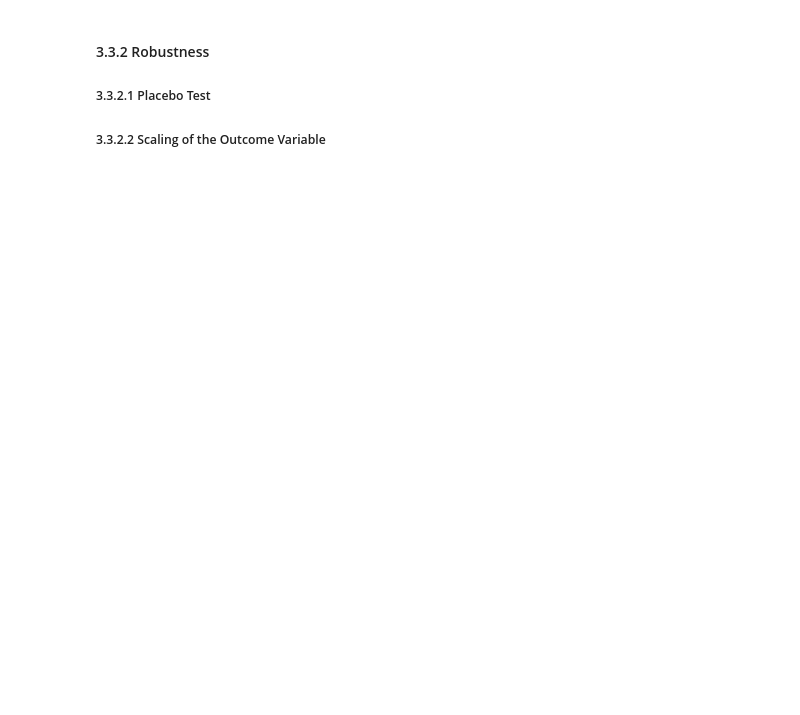
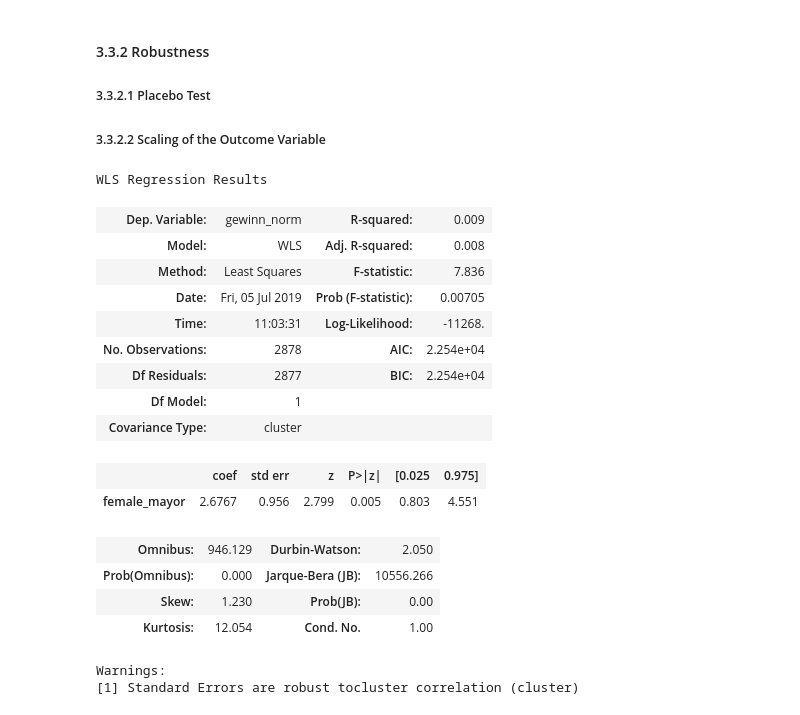
Before and after one commit to DaLueke/replication-baskeran-hessami-2018, a Jupyter notebook: student_project.ipynb, the cells around one changed output. Saved outputs shown, nothing was run; the diff lists cells and outputs as text; code cells hidden in the pictures; blank space fills up the shorter version.

```diff
--- a/student_project.ipynb
+++ b/student_project.ipynb
@@ -483,3 +539,46 @@ Finally, although the point estimate of this replication is smaller than the one
 #### 3.3.2 Robustness
 ##### 3.3.2.1 Placebo Test
 ##### 3.3.2.2 Scaling of the Outcome Variable
+# %%
+######################################
+### Experimenting with partialling out.
+### In theory, point estimates must not be different.
+### Indeed, they are the same.
+
+# Run regression for approach (1): normalized rank improvement of female candidates on gender of mayor
+model_fit = sm.WLS(endog=rdd_data.loc[abs(rdd_data["margin_1"])<bw]["female_mayor"],
+       exog=rdd_data.loc[abs(rdd_data["margin_1"])<bw][["margin_1", "inter_1"]],
+       weights=rdd_data.loc[abs(rdd_data["margin_1"])<bw]["weight"],
+      ).fit(cov_type="cluster",
+             cov_kwds={"groups":rdd_data.loc[abs(rdd_data["margin_1"])<bw]["gkz"]}
+            )
+
+# calculate residuals
+resid = rdd_data.loc[abs(rdd_data["margin_1"])<bw]["female_mayor"] - model_fit.predict()
+
+# use residuals in secondary regression
+sm.WLS(endog=rdd_data.loc[abs(rdd_data["margin_1"])<bw]["gewinn_norm"],
+       exog=resid,
+       weights=rdd_data.loc[abs(rdd_data["margin_1"])<bw]["weight"],
+      ).fit(cov_type="cluster",
+             cov_kwds={"groups":rdd_data.loc[abs(rdd_data["margin_1"])<bw]["gkz"]}
+            ).summary()
+# %% [output]
+WLS Regression Results
+| Dep. Variable: | gewinn_norm | R-squared: | 0.009 |
+| Model: | WLS | Adj. R-squared: | 0.008 |
+| Method: | Least Squares | F-statistic: | 7.836 |
+| Date: | Fri, 05 Jul 2019 | Prob (F-statistic): | 0.00705 |
+| Time: | 11:03:31 | Log-Likelihood: | -11268. |
+| No. Observations: | 2878 | AIC: | 2.254e+04 |
+| Df Residuals: | 2877 | BIC: | 2.254e+04 |
+| Df Model: | 1 |  |  |
+| Covariance Type: | cluster |  |  |
+|  | coef | std err | z | P>|z| | [0.025 | 0.975] |
+| female_mayor | 2.6767 | 0.956 | 2.799 | 0.005 | 0.803 | 4.551 |
+| Omnibus: | 946.129 | Durbin-Watson: | 2.050 |
+| Prob(Omnibus): | 0.000 | Jarque-Bera (JB): | 10556.266 |
+| Skew: | 1.230 | Prob(JB): | 0.00 |
+| Kurtosis: | 12.054 | Cond. No. | 1.00 |
+Warnings:
+[1] Standard Errors are robust tocluster correlation (cluster)
```
Also changed, not shown: parts of 6 cells of this notebook, 1 other file.
